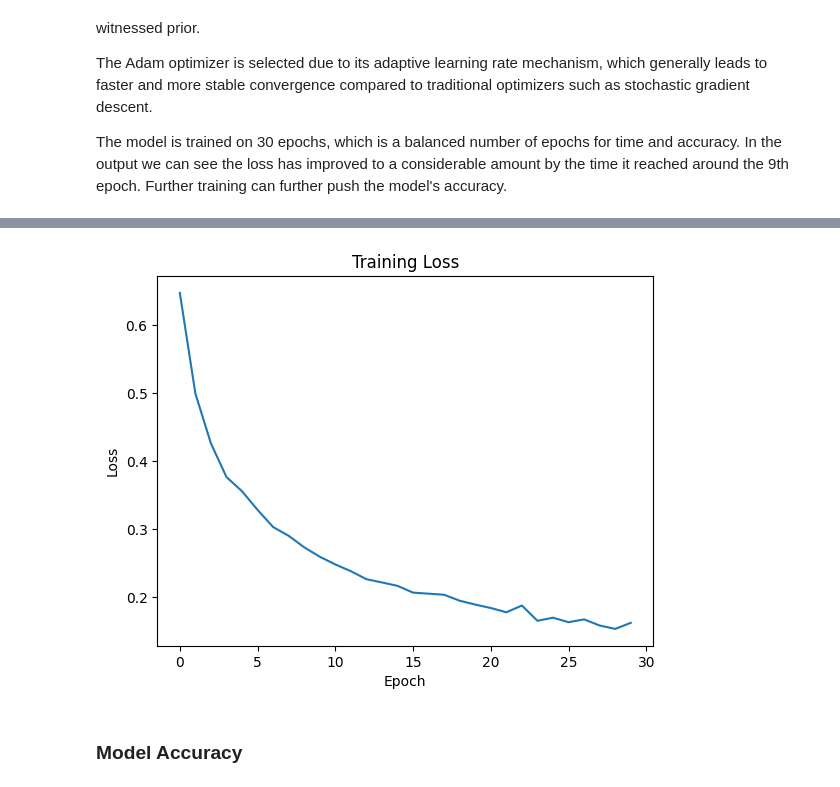
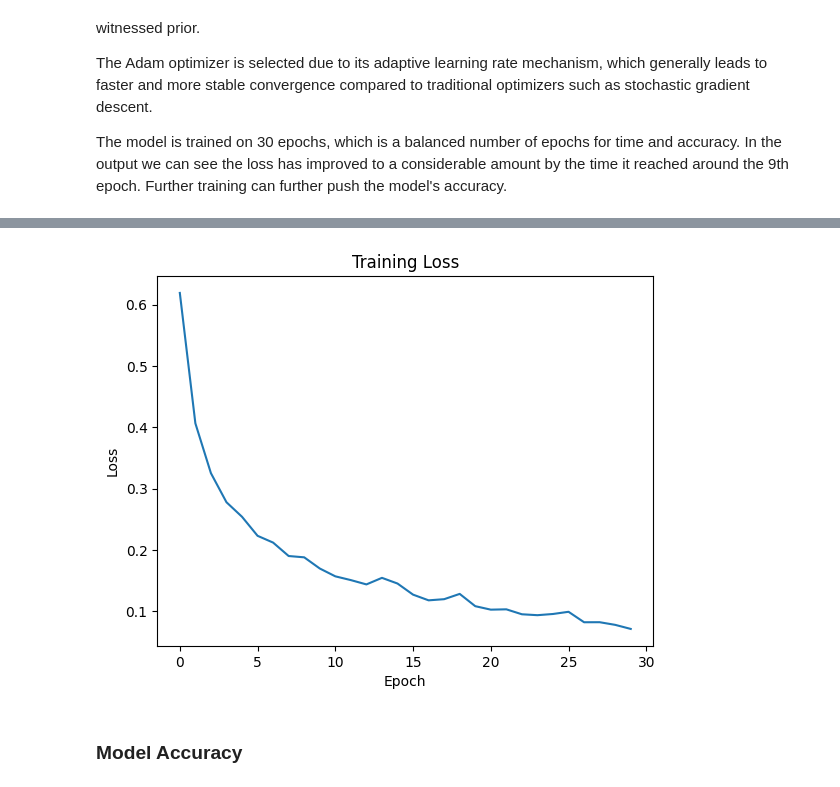
Before and after one commit to fountainnnnn/Covid-CNN, a Jupyter notebook: Covid-19 CNN.ipynb, the cells around one changed output, grey strips where cells are left out. Drawn from its saved outputs; the diff is of its cells as text; code cells hidden in the pictures.

```diff
--- a/Covid-19 CNN.ipynb
+++ b/Covid-19 CNN.ipynb
@@ -252,25 +256,30 @@ class CNN(nn.Module):
             nn.ReLU(),
             nn.MaxPool2d(2, 2),
 
-            nn.Conv2d(20, 30, 3, padding = 1),
-            nn.BatchNorm2d(30),
+            nn.Conv2d(20, 40, 3, padding = 1),
+            nn.BatchNorm2d(40),
             nn.ReLU(),
             nn.MaxPool2d(2, 2),
 
-            nn.Conv2d(30, 40, 3, padding = 1),
-            nn.BatchNorm2d(40),
+            nn.Conv2d(40, 80, 3, padding = 1),
+            nn.BatchNorm2d(80),
+            nn.ReLU(),
+            nn.MaxPool2d(2, 2),
+
+            nn.Conv2d(80, 80, 3, padding = 1),
+            nn.BatchNorm2d(80),
+            nn.ReLU(),
             nn.Dropout2d(0.2),
             nn.MaxPool2d(2, 2),
 
-            nn.AdaptiveAvgPool2d((5, 5))
+            nn.AdaptiveAvgPool2d((6, 6))
         )
 
         # The part where the model actually "classifies"
         self.classifier = nn.Sequential(
             nn.Flatten(),
-            nn.Linear(40 * 5 * 5, 128),
+            nn.Linear(80 * 6 * 6, 128),
             nn.ReLU(),
-            nn.Dropout(0.3),
             nn.Linear(128, 4)
         )
 
@@ -306,7 +315,7 @@ optimizer = torch.optim.Adam(model.parameters(), lr=0.002)
 
 losses = []
 
-for epoch in range(30):
+for epoch in range(1, 31):
     epoch_loss = 0
 
     for images, labels in train_dataloader:
@@ -353,4 +362,4 @@ Epoch 29 Loss: 0.1623 | accuracy: 83.77%
-[figure, old version]
+[figure, new version]
 # %% [markdown]
 ### **Model Accuracy**
 # %% [markdown]
```
Also changed, not shown: parts of 8 cells of this notebook.
